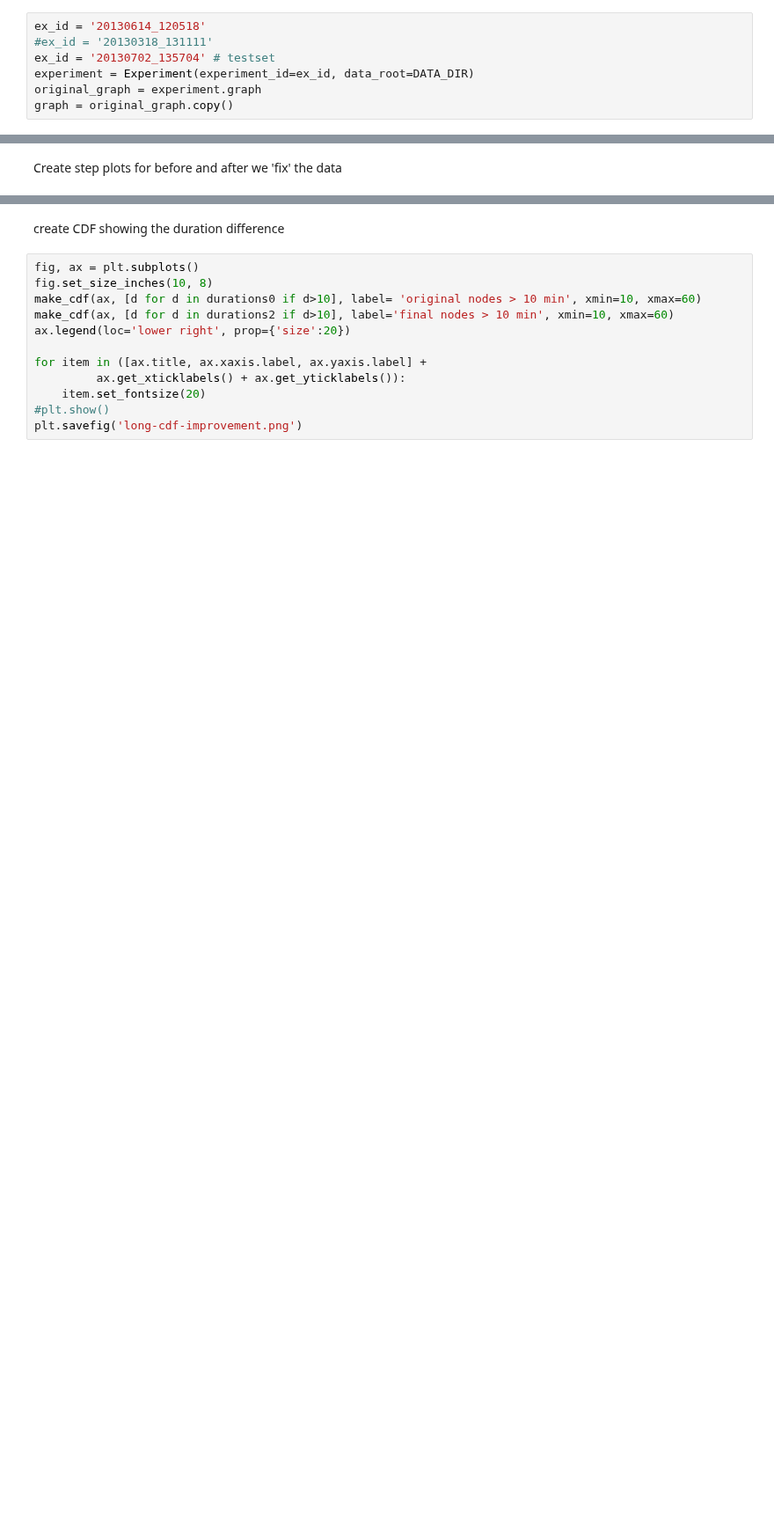
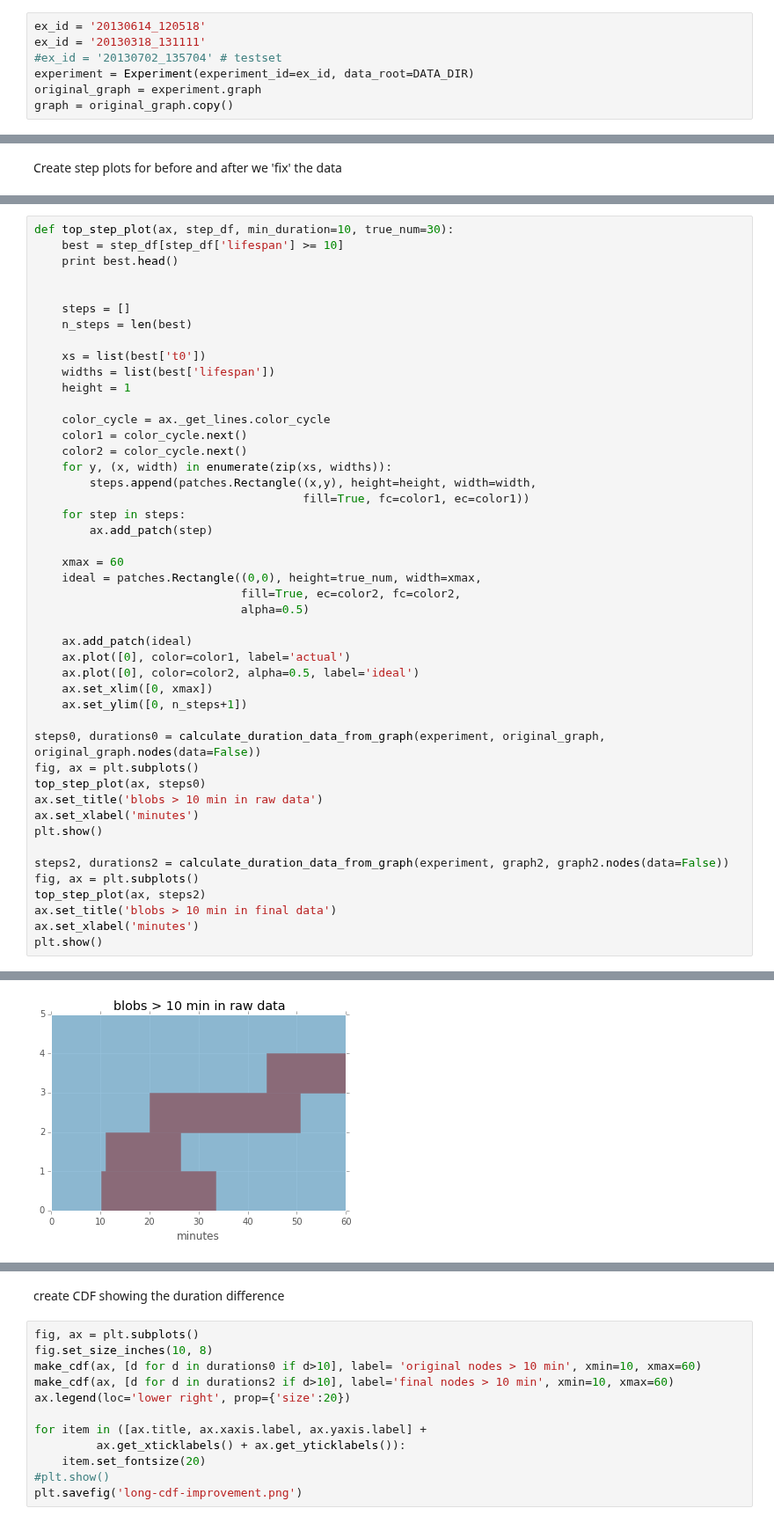
Before and after one commit to amarallab/waldo, a Jupyter notebook: workbooks/report_card.ipynb, the cells around one changed output, grey strips where cells are left out. Shown at 88% size. Drawn from its saved outputs; the diff is of its cells as text; blank space fills up the shorter version.

```diff
--- a/workbooks/report_card.ipynb
+++ b/workbooks/report_card.ipynb
@@ -227,8 +229,8 @@ rc_duration_hist(rc)
 # Generate Report Card
 # %%
 ex_id = '20130614_120518'
-#ex_id = '20130318_131111'
-ex_id = '20130702_135704' # testset
+ex_id = '20130318_131111'
+#ex_id = '20130702_135704' # testset
 experiment = Experiment(experiment_id=ex_id, data_root=DATA_DIR)
 original_graph = experiment.graph
 graph = original_graph.copy()
@@ -416,0 +462,47 @@ plt.show()
+# %%
+def top_step_plot(ax, step_df, min_duration=10, true_num=30):
+    best = step_df[step_df['lifespan'] >= 10]
+    print best.head()
+
+
+    steps = []
+    n_steps = len(best)
+
+    xs = list(best['t0'])
+    widths = list(best['lifespan'])
+    height = 1
+
+    color_cycle = ax._get_lines.color_cycle
+    color1 = color_cycle.next()
+    color2 = color_cycle.next()
+    for y, (x, width) in enumerate(zip(xs, widths)):
+        steps.append(patches.Rectangle((x,y), height=height, width=width,
+                                       fill=True, fc=color1, ec=color1))
+    for step in steps:
+        ax.add_patch(step)
+
+    xmax = 60
+    ideal = patches.Rectangle((0,0), height=true_num, width=xmax,
+                              fill=True, ec=color2, fc=color2,
+                              alpha=0.5)
+
+    ax.add_patch(ideal)
+    ax.plot([0], color=color1, label='actual')
+    ax.plot([0], color=color2, alpha=0.5, label='ideal')
+    ax.set_xlim([0, xmax])
+    ax.set_ylim([0, n_steps+1])
+
+steps0, durations0 = calculate_duration_data_from_graph(experiment, original_graph, original_graph.nodes(data=False))
+fig, ax = plt.subplots()
+top_step_plot(ax, steps0)
+ax.set_title('blobs > 10 min in raw data')
+ax.set_xlabel('minutes')
+plt.show()
+
+steps2, durations2 = calculate_duration_data_from_graph(experiment, graph2, graph2.nodes(data=False))
+fig, ax = plt.subplots()
+top_step_plot(ax, steps2)
+ax.set_title('blobs > 10 min in final data')
+ax.set_xlabel('minutes')
+plt.show()
+# %% [output]
@@ -416,0 +517 @@ plt.show()
+[figure, added]
```
Also changed, not shown: parts of 22 cells of this notebook, 3 other files.
